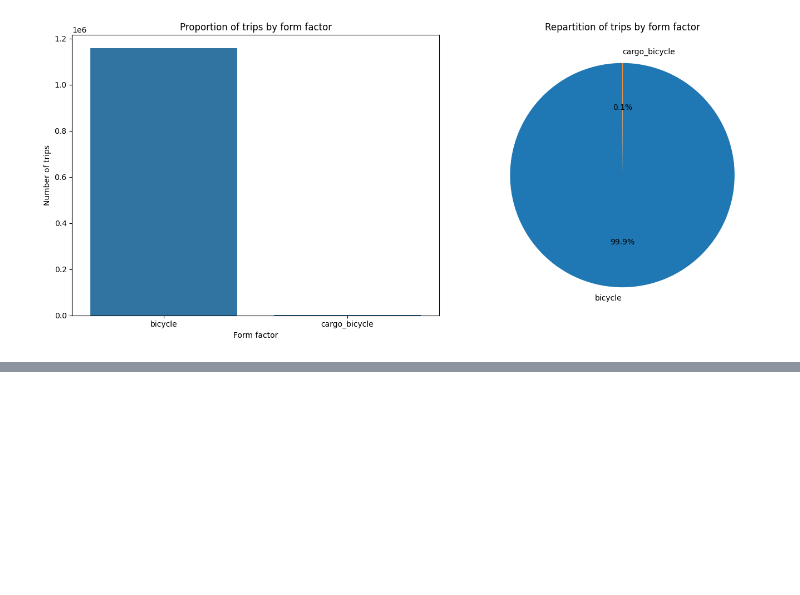
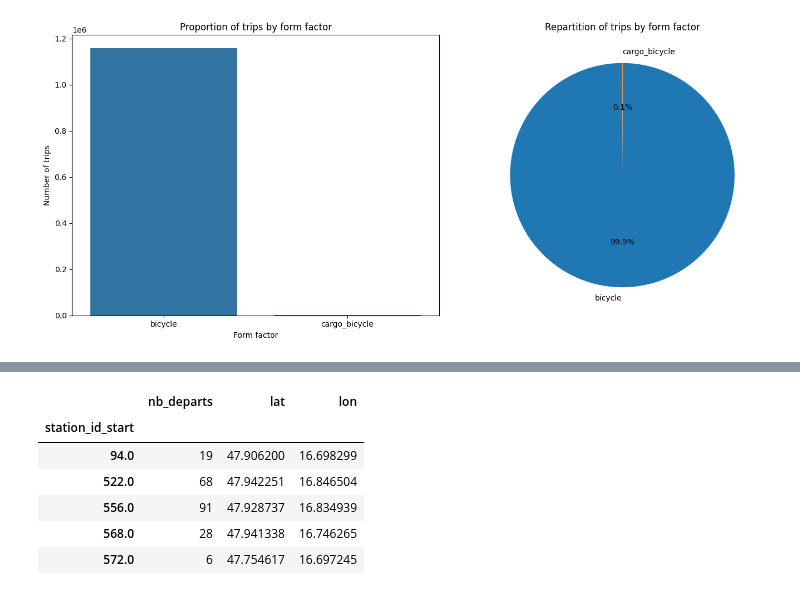
Before and after one commit to Memeel/ML_Challenge, a Jupyter notebook: notebook/challenge.ipynb, the cells around one changed output, grey strips where cells are left out. Saved outputs shown, nothing was run; the diff lists cells and outputs as text; code cells hidden in the pictures; blank space fills up the shorter version.

```diff
--- a/notebook/challenge.ipynb
+++ b/notebook/challenge.ipynb
@@ -574,0 +603,10 @@ plt.show()
+# %%
+departs.head()
+# %% [output]
+|  | nb_departs | lat | lon |
+| station_id_start |  |  |  |
+| 94.0 | 19 | 47.906200 | 16.698299 |
+| 522.0 | 68 | 47.942251 | 16.846504 |
+| 556.0 | 91 | 47.928737 | 16.834939 |
+| 568.0 | 28 | 47.941338 | 16.746265 |
+| 572.0 | 6 | 47.754617 | 16.697245 |
```
Also changed, not shown: parts of 25 cells of this notebook.
